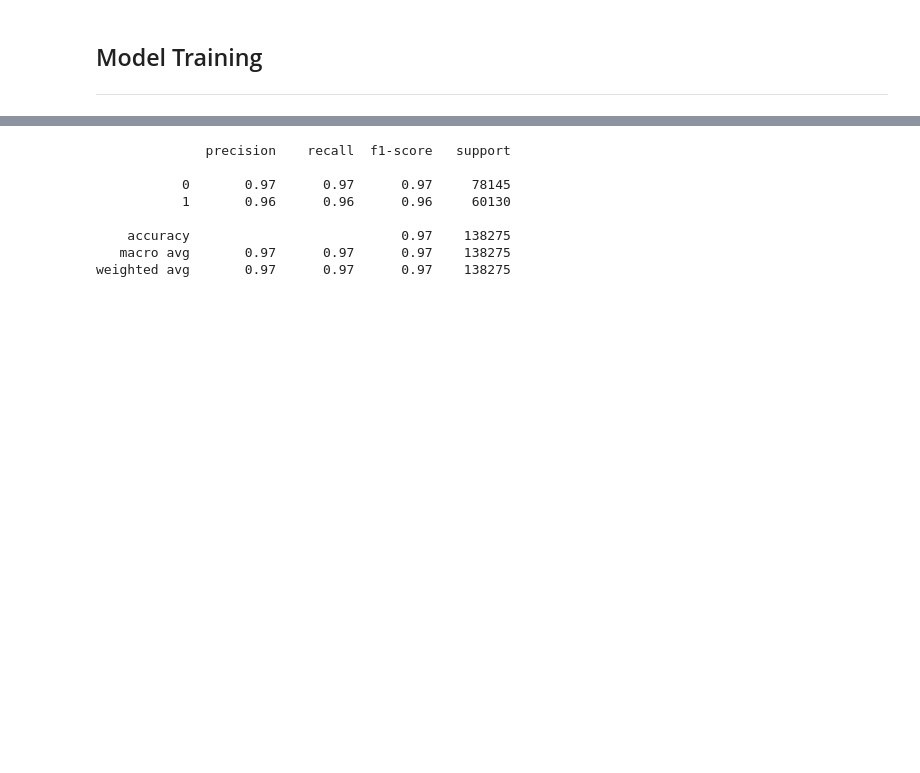
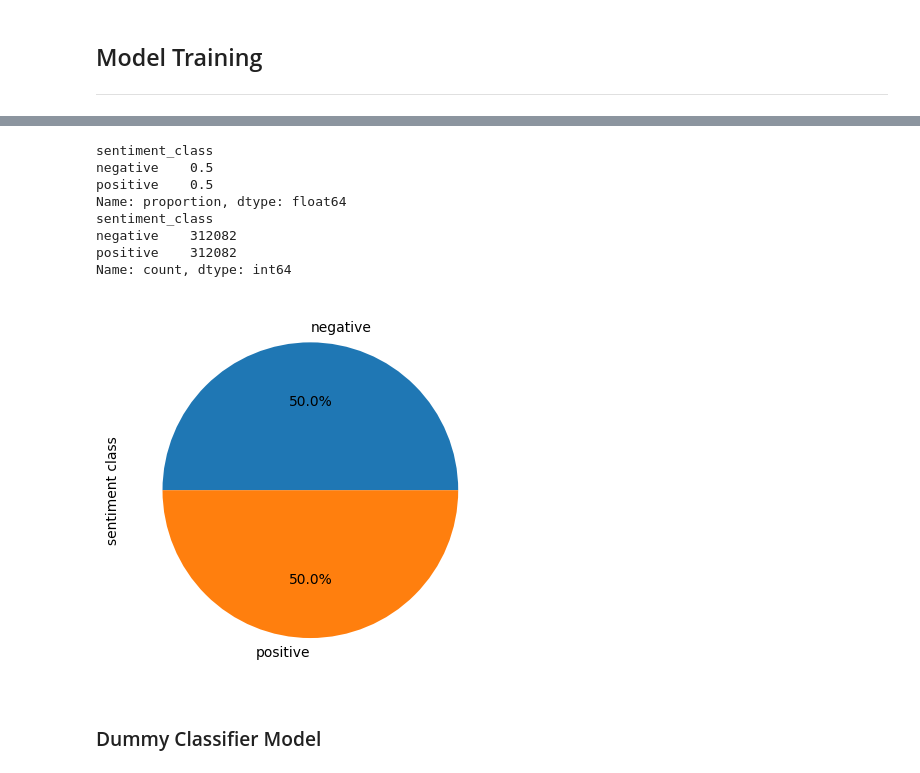
Before and after one commit to betanight/youtube_sentiment_analysis, a Jupyter notebook: notebooks/eda_analysis_fonz.ipynb, the cells around one changed output, grey strips where cells are left out. Drawn from its saved outputs; the diff is of its cells as text; code cells hidden in the pictures; blank space fills up the shorter version.

```diff
--- a/notebooks/eda_analysis_fonz.ipynb
+++ b/notebooks/eda_analysis_fonz.ipynb
@@ -250,3 +276,25 @@ test_comments['sentiment_class'] = test_comments['tokenized_text'].apply(get_sen
+# %%
+# upsampling used to address class imbalance
+majority = train_comments_nltk[train_comments_nltk['sentiment_class'] == 'negative'] # Majority class (negative sentiment)
+minority = train_comments_nltk[train_comments_nltk['sentiment_class'] == 'positive'] # Minority class (positive sentiment)
+minority_upsampled = resample(minority, replace=True, n_samples=len(majority), random_state=42) # Upsample minority class
+# Combine majority class with upsampled minority class
+train_comments_nltk = pd.concat([majority, minority_upsampled])
+# %%
+# numerical/visual representation of composition of the class proportions before upsampling
+train_comments_nltk.groupby('sentiment_class').size().plot(kind='pie', y='sentiment_class', label='sentiment class', autopct='%1.1f%%')
+print(train_comments_nltk['sentiment_class'].value_counts(normalize = True)) # Check the target distribution
+print(train_comments_nltk['sentiment_class'].value_counts())
+# %% [output]
+sentiment_class
+negative    0.5
+positive    0.5
+Name: proportion, dtype: float64
+sentiment_class
+negative    312082
+positive    312082
+Name: count, dtype: int64
+[figure, added]
 # %%
 # Ensure the correct usage of TfidfVectorizer methods
 vectorizer = TfidfVectorizer() # Initialize the vectorizer
@@ -267,13 +308,2 @@ y_pred = le.inverse_transform(y_pred_encoded)  # Decode the predictions back to
-# %%
-# Generate the classification report
-report = classification_report(y_test, y_pred_encoded)
-print(report)  # Print the classification report
-# %% [output]
-              precision    recall  f1-score   support
-
-           0       0.97      0.97      0.97     78145
-           1       0.96      0.96      0.96     60130
-
-    accuracy                           0.97    138275
-   macro avg       0.97      0.97      0.97    138275
-weighted avg       0.97      0.97      0.97    138275
+# %% [markdown]
+### Dummy Classifier Model
```
Also changed, not shown: parts of 27 cells of this notebook.
